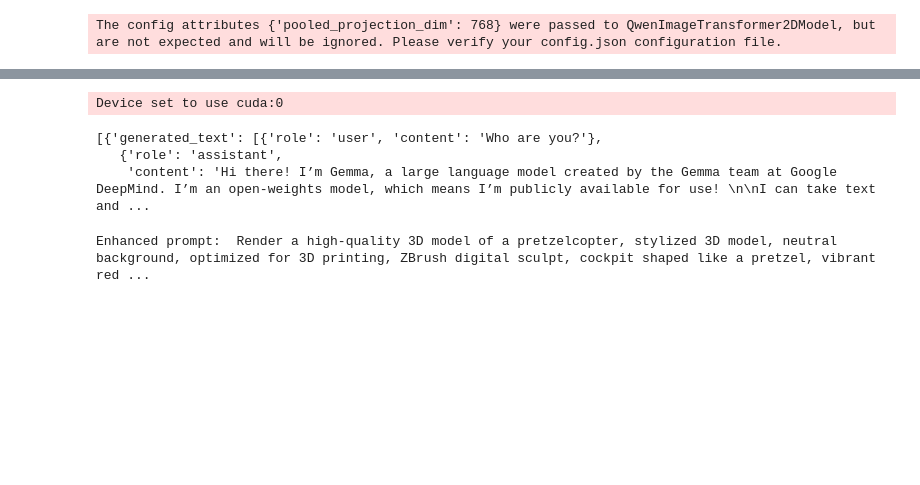
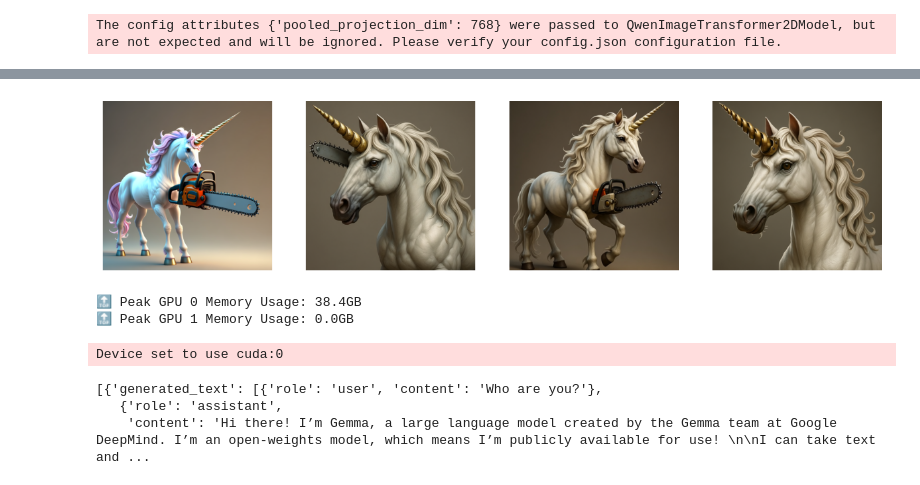
Before and after one commit to FeMa42/TRELLIS_3D_Demo, a Jupyter notebook: gemma_qwen_image.ipynb, the cells around one changed output, grey strips where cells are left out. Cells and saved outputs as stored; diff of their text form; code cells hidden in the pictures; blank space fills up the shorter version.

```diff
--- a/gemma_qwen_image.ipynb
+++ b/gemma_qwen_image.ipynb
@@ -24,3 +124,26 @@ The config attributes {'pooled_projection_dim': 768} were passed to QwenImageTra
+# %%
+# Single image generation
+prompt = "A unicorn with a chainsaw instead of a horn, fantasy art, highly detailed."
+prompt_suffix = " Render of high quality 3D model on neutral background."
+prompt = prompt + prompt_suffix
+images = generate_quality_batch(pipe, [prompt]*4, batch_size=4)
+
+# plot all images in a grid
+fig, axs = plt.subplots(1, len(images), figsize=(15, 5))
+for ax, img in zip(axs, images):
+    ax.imshow(img)
+    ax.axis('off')
+plt.show()
+# %% [output]
+[figure, added]
+# %%
+# get peak gpu memory usage
+for i in range(torch.cuda.device_count()):
+    peak = torch.cuda.max_memory_allocated(i) / 1024**3
+    print(f"🔝 Peak GPU {i} Memory Usage: {peak:.1f}GB")
+# %% [output]
+🔝 Peak GPU 0 Memory Usage: 38.4GB
+🔝 Peak GPU 1 Memory Usage: 0.0GB
 # %%
 from transformers import pipeline
 
@@ -61,15 +184,4 @@ def create_image_prompt(start_prompt):
     }
     ]
     return messages
-# %%
-# Generate image
-prompt = '''a pretzel-copter, a helicopter where the cockpit is in a pretzel shape and the whole helicopter looks like a pretzel'''
-positive_magic =  ", Ultra HD, 4K, cinematic composition quality, Render, high quality 3D model, neutral background, optimized for 3D printing, ZBrush digital sculpt, stylized 3D model."
-negative_prompt = "adult content, nsfw" # using an empty string if you do not have specific concept to remove
-
-enhanced_prompt_msg = create_image_prompt(prompt)
-enhanced_prompt = gemma_pipe(enhanced_prompt_msg, max_new_tokens=128)[0]['generated_text'][-1]['content']
-print("Enhanced prompt: ", enhanced_prompt)
-# %% [output]
-Enhanced prompt:  Render a high-quality 3D model of a pretzelcopter, stylized 3D model, neutral background, optimized for 3D printing, ZBrush digital sculpt, cockpit shaped like a pretzel, vibrant red ...
 # %%
```
Also changed, not shown: parts of 7 cells of this notebook, 10 other files.
